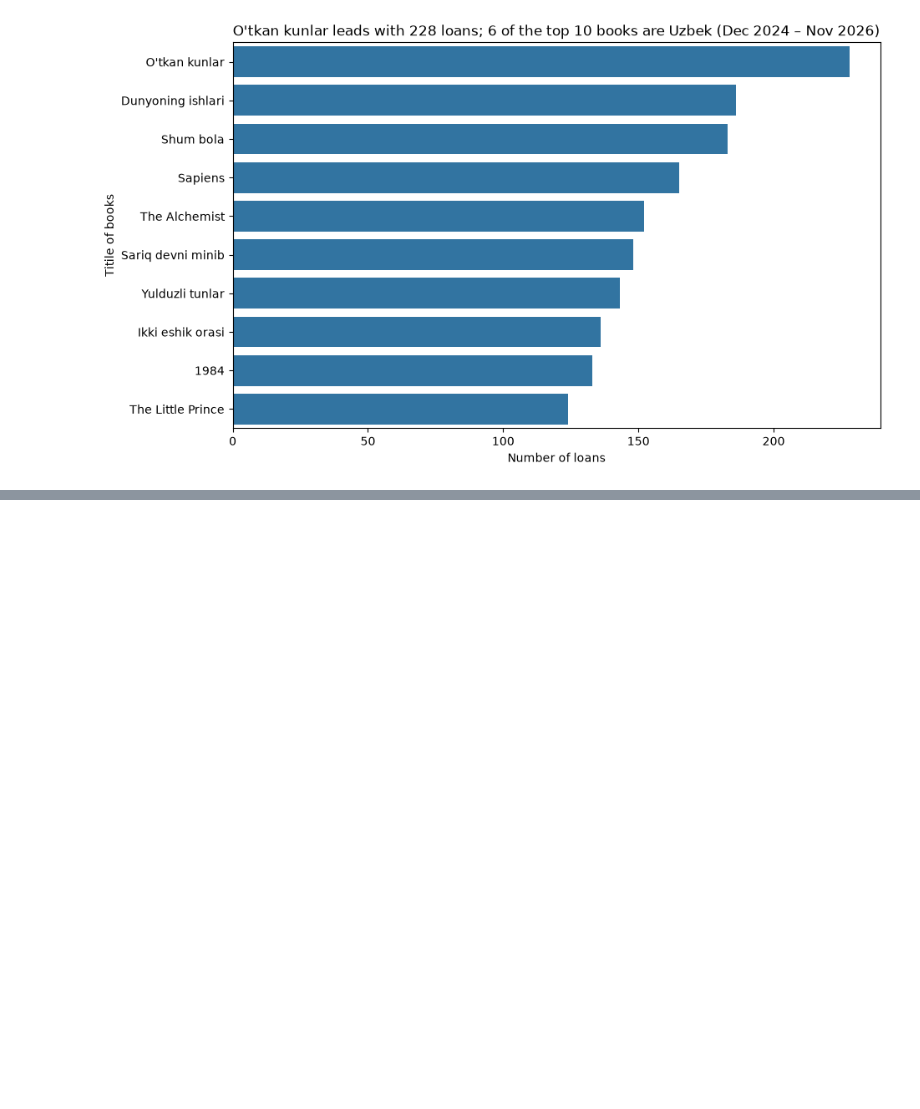
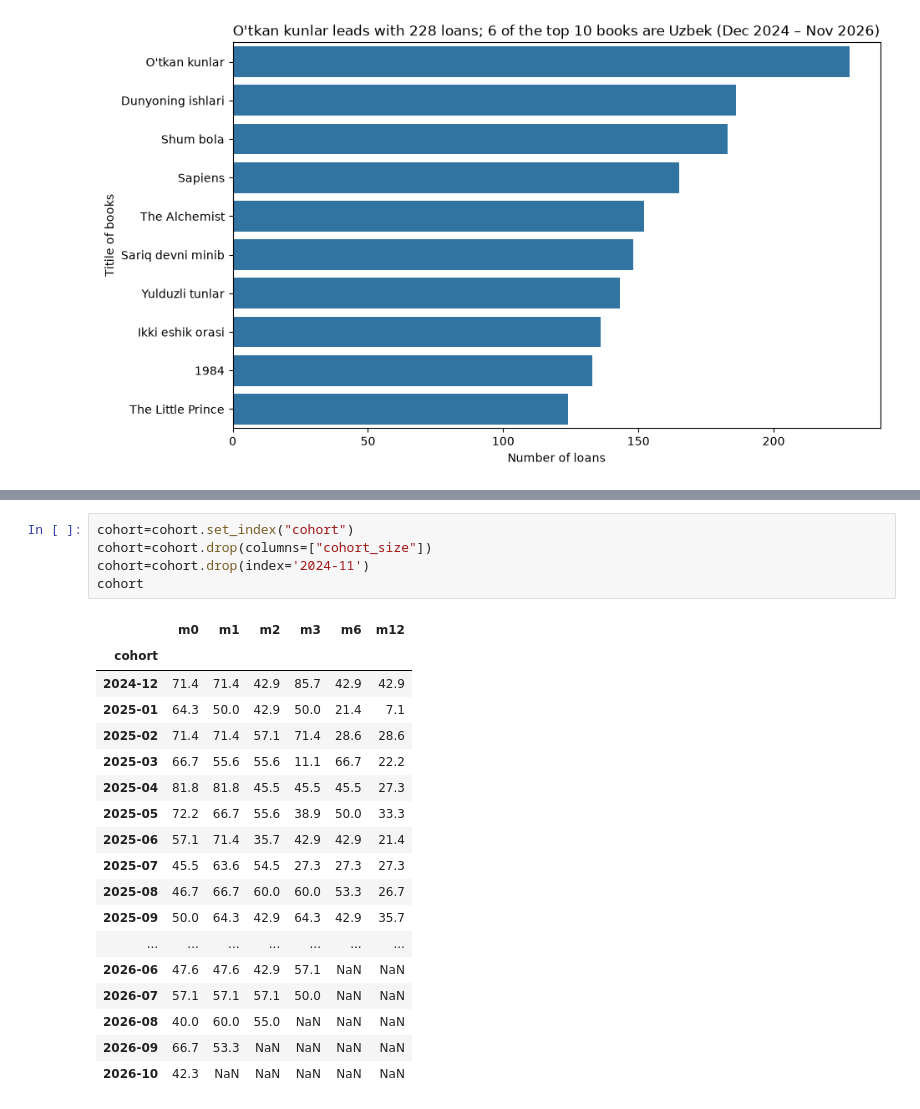
Before and after one commit to sattarovanilufar/kutubxona-library-analytics, a Jupyter notebook: 05_python_analysis/kutubxona_analysis.ipynb, the cells around one changed output, grey strips where cells are left out. Drawn from its saved outputs; the diff is of its cells as text; blank space fills up the shorter version.

```diff
--- a/05_python_analysis/kutubxona_analysis.ipynb
+++ b/05_python_analysis/kutubxona_analysis.ipynb
@@ -147,0 +202,24 @@ plt.savefig("images/top10_books.png", dpi=150, bbox_inches="tight")
+# %%
+cohort=cohort.set_index("cohort")
+cohort=cohort.drop(columns=["cohort_size"])
+cohort=cohort.drop(index='2024-11')
+cohort
+# %% [output]
+|  | m0 | m1 | m2 | m3 | m6 | m12 |
+| cohort |  |  |  |  |  |  |
+| 2024-12 | 71.4 | 71.4 | 42.9 | 85.7 | 42.9 | 42.9 |
+| 2025-01 | 64.3 | 50.0 | 42.9 | 50.0 | 21.4 | 7.1 |
+| 2025-02 | 71.4 | 71.4 | 57.1 | 71.4 | 28.6 | 28.6 |
+| 2025-03 | 66.7 | 55.6 | 55.6 | 11.1 | 66.7 | 22.2 |
+| 2025-04 | 81.8 | 81.8 | 45.5 | 45.5 | 45.5 | 27.3 |
+| 2025-05 | 72.2 | 66.7 | 55.6 | 38.9 | 50.0 | 33.3 |
+| 2025-06 | 57.1 | 71.4 | 35.7 | 42.9 | 42.9 | 21.4 |
+| 2025-07 | 45.5 | 63.6 | 54.5 | 27.3 | 27.3 | 27.3 |
+| 2025-08 | 46.7 | 66.7 | 60.0 | 60.0 | 53.3 | 26.7 |
+| 2025-09 | 50.0 | 64.3 | 42.9 | 64.3 | 42.9 | 35.7 |
+| ... | ... | ... | ... | ... | ... | ... |
+| 2026-06 | 47.6 | 47.6 | 42.9 | 57.1 | NaN | NaN |
+| 2026-07 | 57.1 | 57.1 | 57.1 | 50.0 | NaN | NaN |
+| 2026-08 | 40.0 | 60.0 | 55.0 | NaN | NaN | NaN |
+| 2026-09 | 66.7 | 53.3 | NaN | NaN | NaN | NaN |
+| 2026-10 | 42.3 | NaN | NaN | NaN | NaN | NaN |
```
Also changed, not shown: parts of 4 cells of this notebook, 1 other file.
